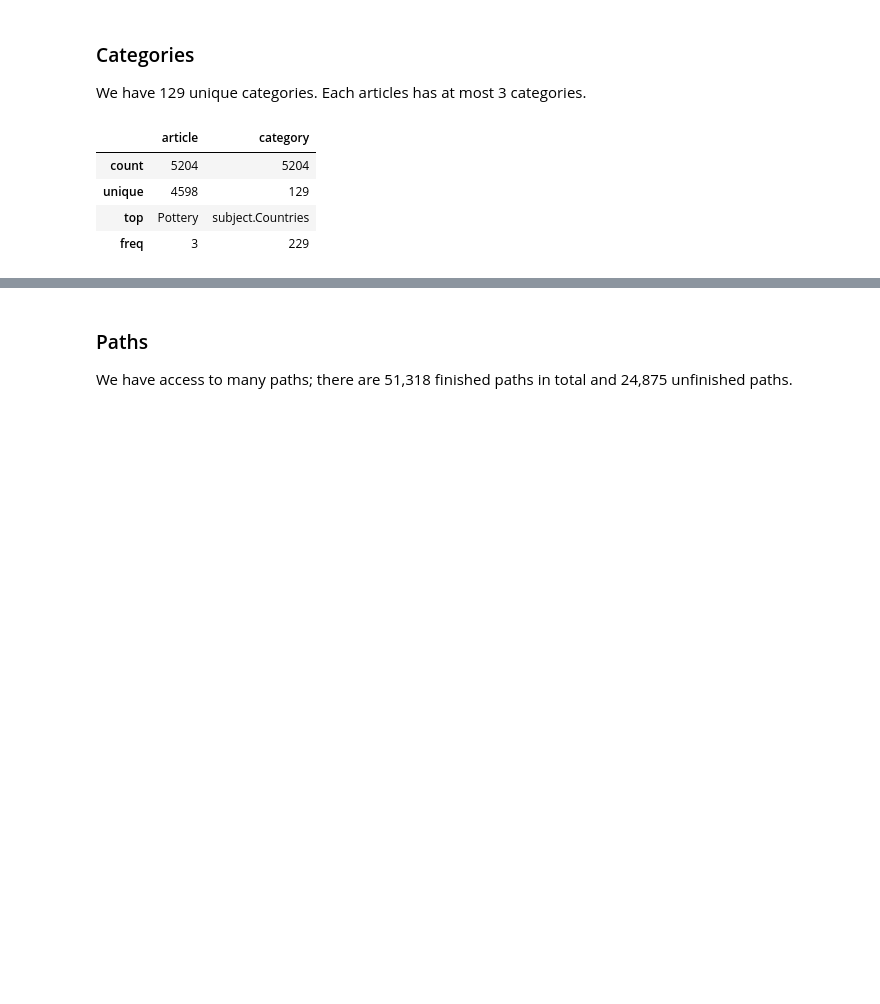
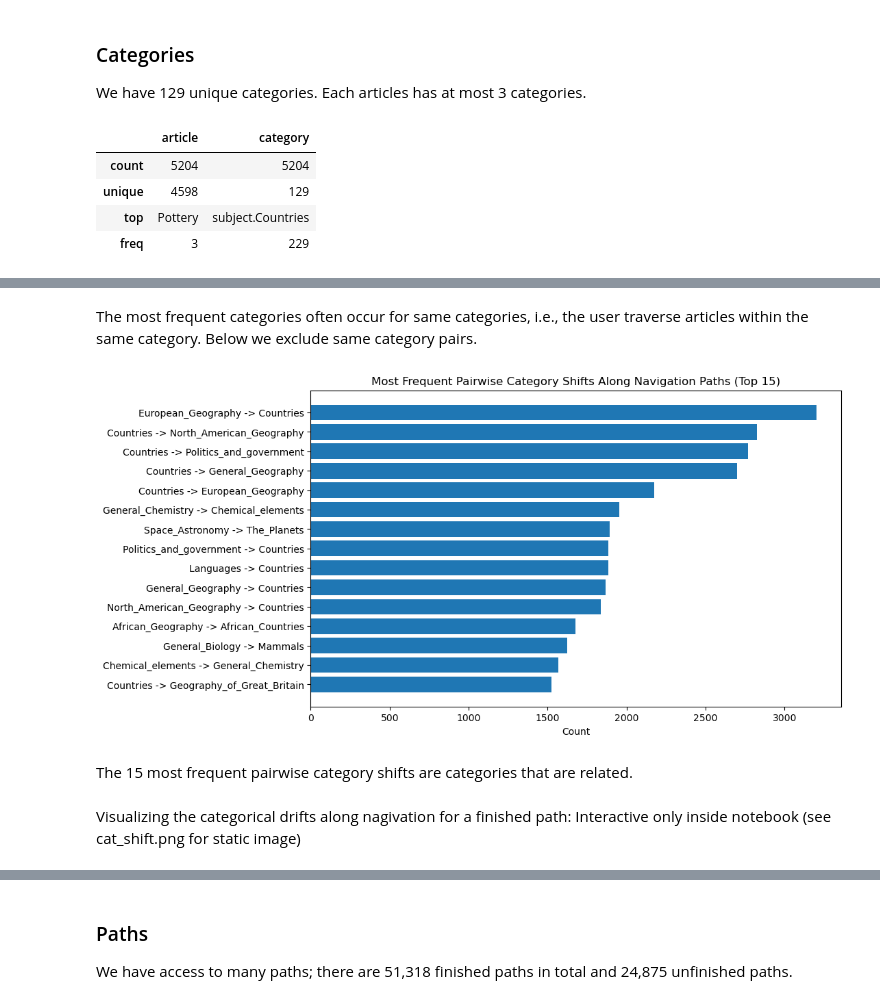
Before and after one commit to au-nlp/project-milestone-p2-group11, a Jupyter notebook: main.ipynb, the cells around one changed output, grey strips where cells are left out. Saved outputs shown, nothing was run; the diff lists cells and outputs as text; code cells hidden in the pictures; blank space fills up the shorter version.

```diff
--- a/main.ipynb
+++ b/main.ipynb
@@ -98,0 +184,35 @@ categories.describe()
+# %% [markdown]
+The most frequent categories often occur for same categories, i.e., the user traverse articles within the same category. Below we exclude same category pairs.
+# %%
+category_nav = [
+    (article_cats[i], article_cats[i + 1])
+    for i in range(len(article_cats) - 1)
+    if article_cats[i] in cat_df_clean["category"].values
+    and article_cats[i + 1] in cat_df_clean["category"].values
+    and article_cats[i] != article_cats[i + 1]  # exclude same-category pairs
+]
+
+# Count pairwise category occurences
+cat_shift_counts = Counter(category_nav)
+
+# Convert to df
+cat_shift_df = pd.DataFrame(cat_shift_counts.items(), columns=["cat_move", "count"])
+# Split cat_move col
+cat_shift_df[["from_cat", "to_cat"]] = pd.DataFrame(cat_shift_df["cat_move"].tolist(), index=cat_shift_df.index)
+# Drop cat_move col
+cat_shift_df = cat_shift_df.drop(columns="cat_move").sort_values("count", ascending=False).reset_index(drop=True)
+
+# Plot the most frequent categorical shifts
+cat_shift_df_filter = cat_shift_df.head(15)
+plt.figure(figsize=(10, 6))
+plt.barh(cat_shift_df_filter["from_cat"] + " -> " + cat_shift_df_filter["to_cat"], cat_shift_df_filter["count"])
+plt.xlabel("Count")
+plt.title("Most Frequent Pairwise Category Shifts Along Navigation Paths (Top 15)")
+plt.gca().invert_yaxis()
+plt.show()
+# %% [output]
+[figure, added]
+# %% [markdown]
+The 15 most frequent pairwise category shifts are categories that are related.
+# %% [markdown]
+Visualizing the categorical drifts along nagivation for a finished path: Interactive only inside notebook (see cat_shift.png for static image)
```
Also changed, not shown: parts of 10 cells of this notebook.
